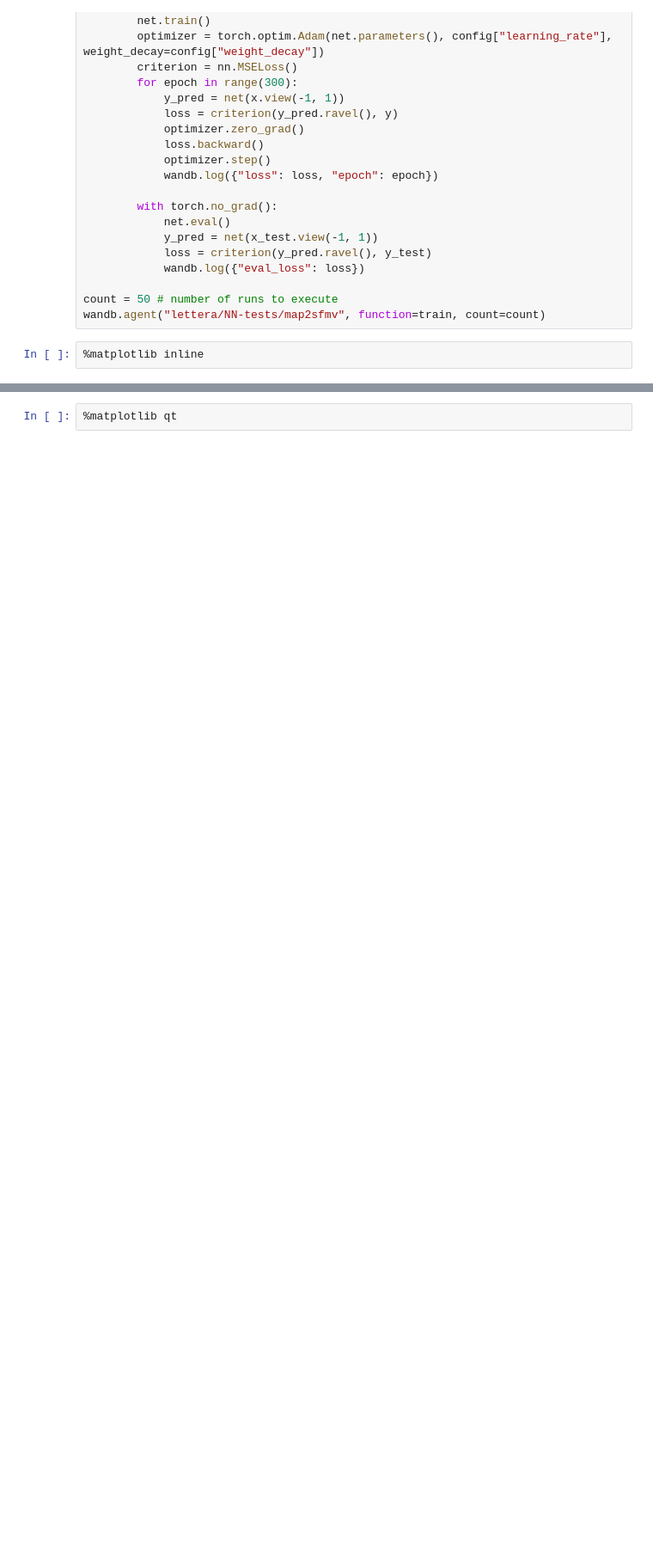
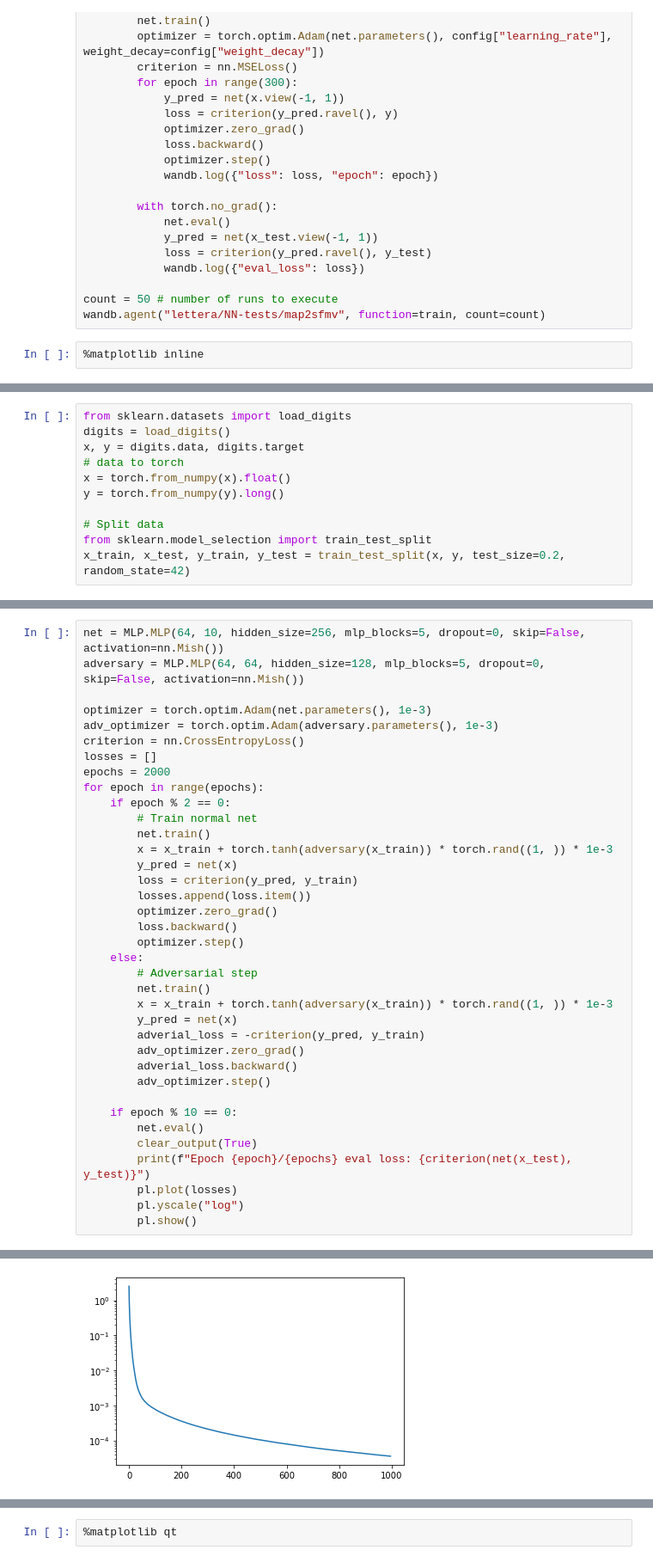
Before and after one commit to LetteraUnica/ML-models, a Jupyter notebook: MLP_test.ipynb, the cells around one changed output, grey strips where cells are left out. Shown: that part at 86% size. Drawn from its saved outputs; the diff is of its cells as text; blank space fills up the shorter version.

```diff
--- a/MLP_test.ipynb
+++ b/MLP_test.ipynb
@@ -61,0 +54,11 @@ wandb.agent("lettera/NN-tests/map2sfmv", function=train, count=count)
+# %%
+from sklearn.datasets import load_digits
+digits = load_digits()
+x, y = digits.data, digits.target
+# data to torch
+x = torch.from_numpy(x).float()
+y = torch.from_numpy(y).long()
+
+# Split data
+from sklearn.model_selection import train_test_split
+x_train, x_test, y_train, y_test = train_test_split(x, y, test_size=0.2, random_state=42)
@@ -61,0 +76,38 @@ wandb.agent("lettera/NN-tests/map2sfmv", function=train, count=count)
+# %%
+net = MLP.MLP(64, 10, hidden_size=256, mlp_blocks=5, dropout=0, skip=False, activation=nn.Mish())
+adversary = MLP.MLP(64, 64, hidden_size=128, mlp_blocks=5, dropout=0, skip=False, activation=nn.Mish())
+
+optimizer = torch.optim.Adam(net.parameters(), 1e-3)
+adv_optimizer = torch.optim.Adam(adversary.parameters(), 1e-3)
+criterion = nn.CrossEntropyLoss()
+losses = []
+epochs = 2000
+for epoch in range(epochs):
+    if epoch % 2 == 0:
+        # Train normal net
+        net.train()
+        x = x_train + torch.tanh(adversary(x_train)) * torch.rand((1, )) * 1e-3
+        y_pred = net(x)
+        loss = criterion(y_pred, y_train)
+        losses.append(loss.item())
+        optimizer.zero_grad()
+        loss.backward()
+        optimizer.step()
+    else:
+        # Adversarial step
+        net.train()
+        x = x_train + torch.tanh(adversary(x_train)) * torch.rand((1, )) * 1e-3
+        y_pred = net(x)
+        adverial_loss = -criterion(y_pred, y_train)
+        adv_optimizer.zero_grad()
+        adverial_loss.backward()
+        adv_optimizer.step()
+
+    if epoch % 10 == 0:
+        net.eval()
+        clear_output(True)
+        print(f"Epoch {epoch}/{epochs} eval loss: {criterion(net(x_test), y_test)}")
+        pl.plot(losses)
+        pl.yscale("log")
+        pl.show()
+# %% [output]
@@ -62,3 +115,4 @@ wandb.agent("lettera/NN-tests/map2sfmv", function=train, count=count)
+[figure, added]
 # %%
 # Train loop
 from IPython.display import clear_output
```
Also changed, not shown: parts of 11 cells of this notebook, 2 other files.
